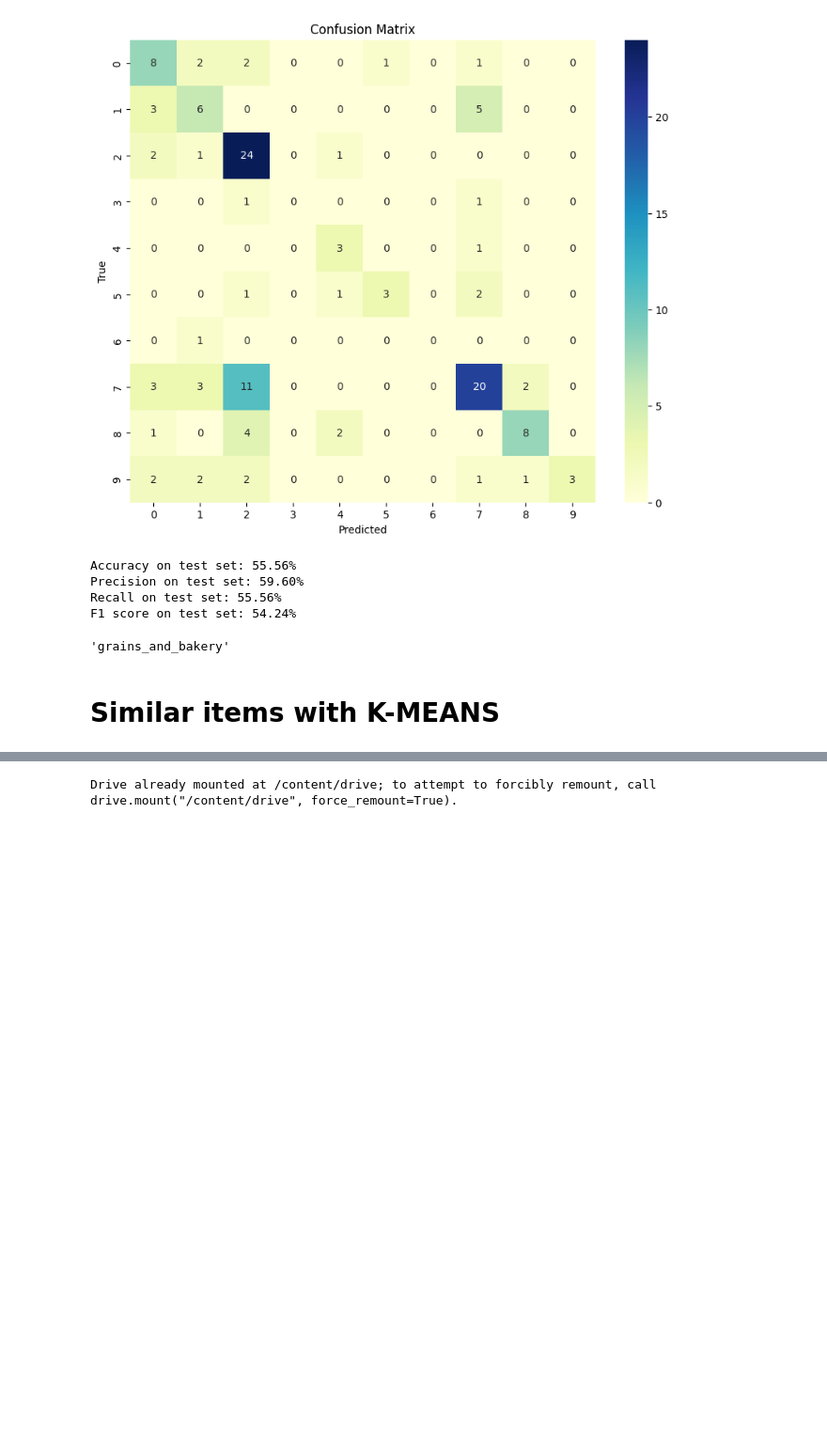
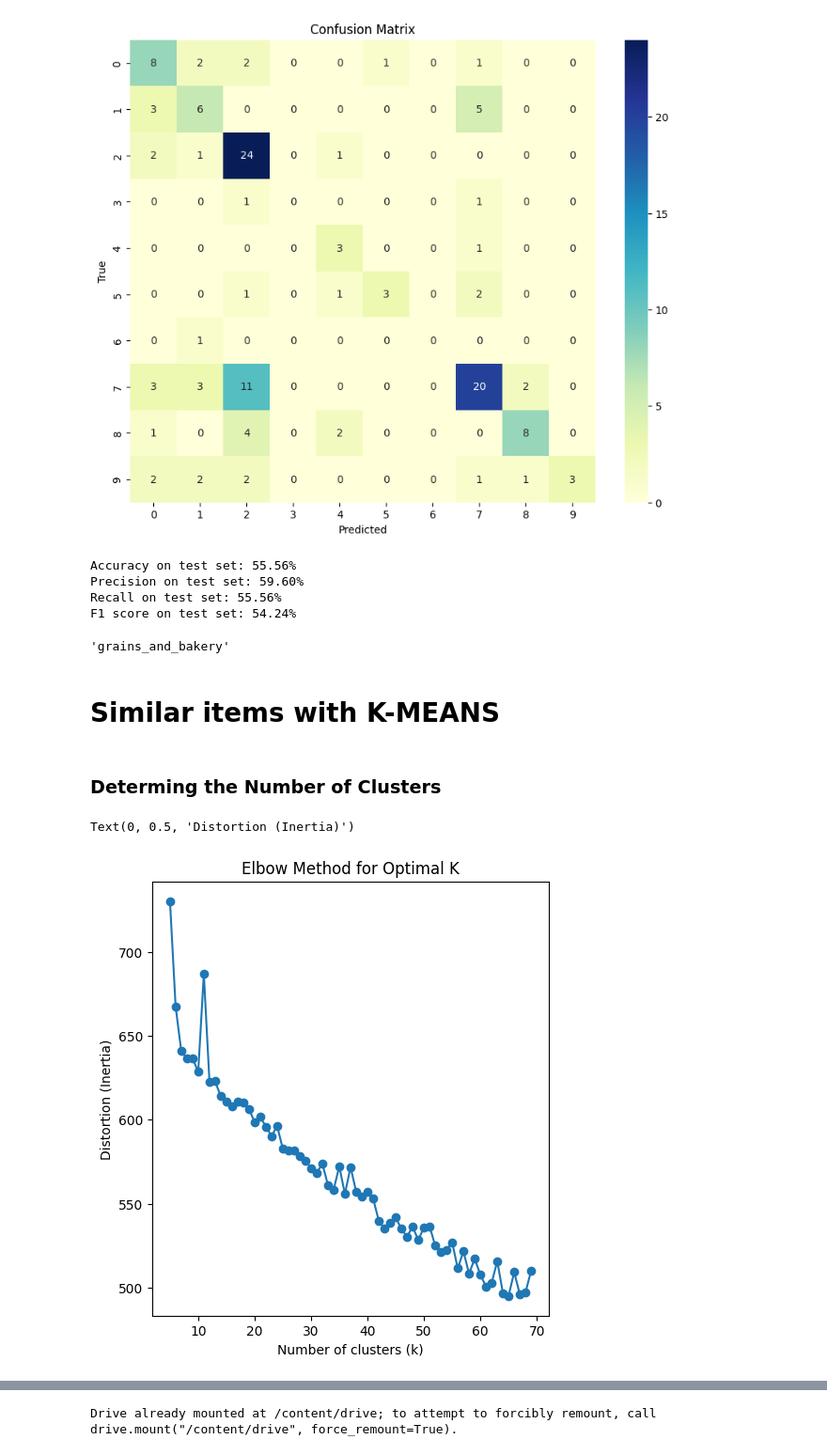
Before and after one commit to iradualbert/dst-receipt-expense, a Jupyter notebook: Classification_and_Clustering.ipynb, the cells around one changed output, grey strips where cells are left out. Shown: that part at 94% size. Saved outputs shown, nothing was run; the diff lists cells and outputs as text; code cells hidden in the pictures; blank space fills up the shorter version.

```diff
--- a/Classification_and_Clustering.ipynb
+++ b/Classification_and_Clustering.ipynb
@@ -201,5 +214,39 @@ predict_category(knn_model, example)
 'grains_and_bakery'
 # %% [markdown]
 # Similar items with K-MEANS
+# %% [markdown]
+### Determing the Number of Clusters
+# %%
+from sklearn.cluster import KMeans
+
+
+
+k_range = range(5, 70)
+distortions = []
+
+for n_clusters in k_range:
+  kmeans_model = Pipeline(steps=[
+      ('preprocessor', preprocessor),
+      ('clustering', KMeans(n_clusters=n_clusters))
+  ])
+
+  # Fit K-Means model
+  kmeans_model.fit(X)
+  kmeans_step = kmeans_model.named_steps['clustering']
+  distortions.append(kmeans_step.inertia_)
+
+
+# Plot the elbow curve
+plt.figure(figsize=(12, 6))
+
+# Elbow plot
+plt.subplot(1, 2, 1)
+plt.plot(k_range, distortions, marker='o')
+plt.title('Elbow Method for Optimal K')
+plt.xlabel('Number of clusters (k)')
+plt.ylabel('Distortion (Inertia)')
+# %% [output]
+Text(0, 0.5, 'Distortion (Inertia)')
+[figure, added]
 # %%
 from sklearn.cluster import KMeans
```
Also changed, not shown: parts of 20 cells of this notebook, 4 other files.
